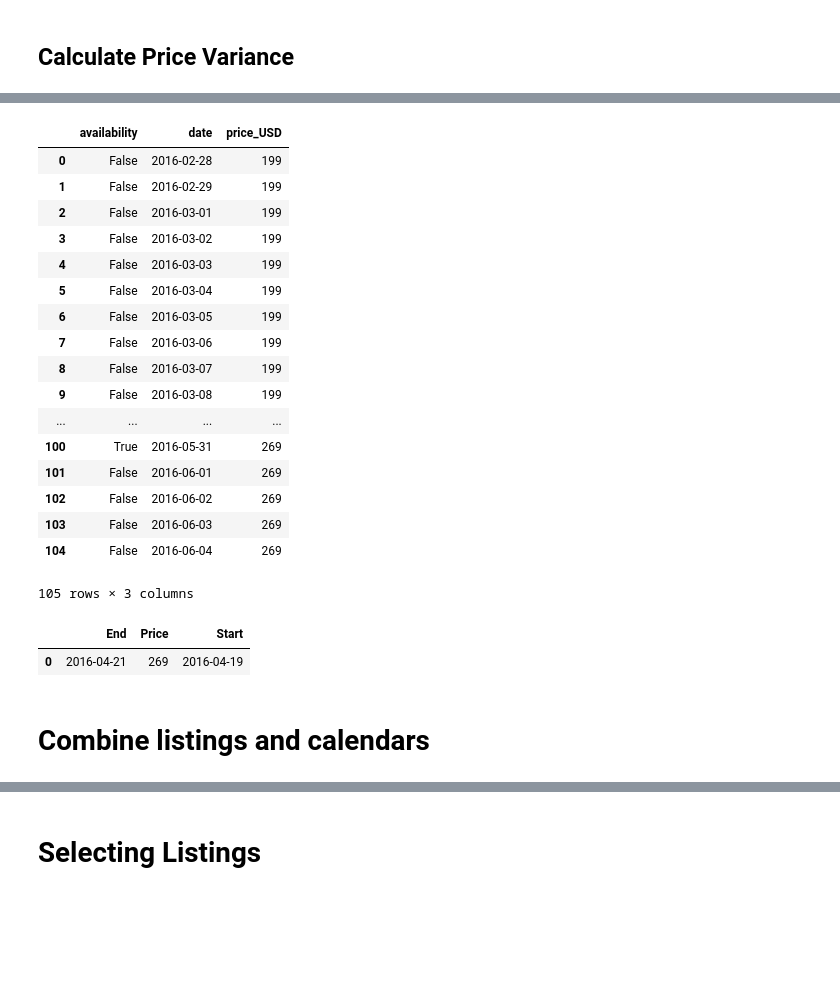
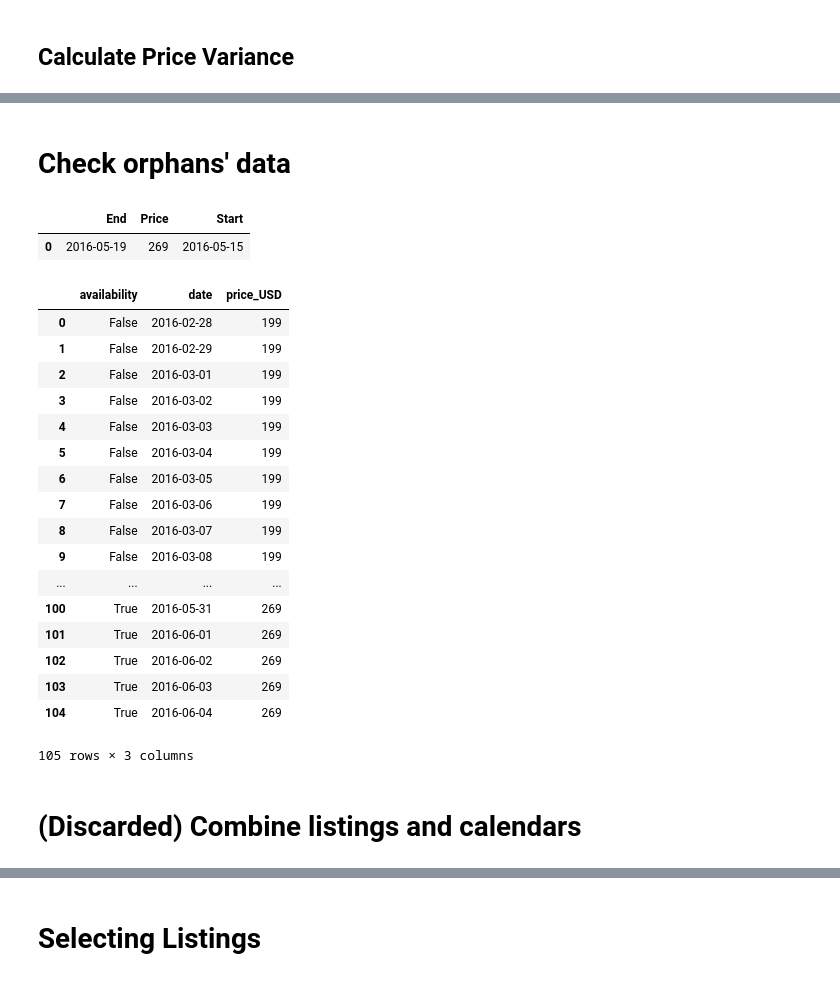
Before and after one commit to Elena-Zhao/AirbnbNegotiate, a Jupyter notebook: notebook.ipynb, the cells around one changed output, grey strips where cells are left out. Cells and saved outputs as stored; diff of their text form; code cells hidden in the pictures; blank space fills up the shorter version.

```diff
--- a/notebook.ipynb
+++ b/notebook.ipynb
@@ -118,6 +118,3 @@ def listings_price_var(calendars):
     for i in calendars.keys():
         listings_var[i] = np.var(parse_calendar(calendars[i])['price_USD'])
     return listings_var
-# %%
-calendars = pd.read_json('calendars/1456693184.99.json')
-ids_with_cal = calendars.keys()
@@ -124,3 +123,19 @@ ids_with_cal = calendars.keys()
+# %%
+def merge_dicts(*dict_args):
+    '''
+    Given any number of dicts, shallow copy and merge into a new dict,
+    precedence goes to key value pairs in latter dicts.
+    '''
+    result = {}
+    for dictionary in dict_args:
+        result.update(dictionary)
+    return result
+cal = pd.read_json('calendars/cal.json')
+cal2 = pd.read_json('calendars/cal_2.json')
+cal3 = pd.read_json('calendars/cal_3.json')
+cal3 = pd.read_json('calendars/cal_3.json')
+
+calendars = merge_dicts(cal,cal2,cal3, cal4)
 # %% [markdown]
 # Parse Calendars from json
 # %%
@@ -233,31 +203,33 @@ df_calendar
+# %% [markdown]
+# Check orphans' data
+# %%
+find_orphans(parsed_calendars[ids_with_cal[0]], 5)
+# %% [output]
+|  | End | Price | Start |
+| 0 | 2016-05-19 | 269 | 2016-05-15 |
 # %%
-parsed_calendars[1013978.0]
+parsed_calendars[ids_with_cal[0]]
 # %% [output]
 |  | availability | date | price_USD |
 | 0 | False | 2016-02-28 | 199 |
 | 1 | False | 2016-02-29 | 199 |
 | 2 | False | 2016-03-01 | 199 |
 | 3 | False | 2016-03-02 | 199 |
 | 4 | False | 2016-03-03 | 199 |
 | 5 | False | 2016-03-04 | 199 |
 | 6 | False | 2016-03-05 | 199 |
 | 7 | False | 2016-03-06 | 199 |
 | 8 | False | 2016-03-07 | 199 |
 | 9 | False | 2016-03-08 | 199 |
 | ... | ... | ... | ... |
 | 100 | True | 2016-05-31 | 269 |
-| 101 | False | 2016-06-01 | 269 |
-| 102 | False | 2016-06-02 | 269 |
-| 103 | False | 2016-06-03 | 269 |
-| 104 | False | 2016-06-04 | 269 |
+| 101 | True | 2016-06-01 | 269 |
+| 102 | True | 2016-06-02 | 269 |
+| 103 | True | 2016-06-03 | 269 |
+| 104 | True | 2016-06-04 | 269 |
 105 rows × 3 columns
-# %%
-find_orphans(parsed_calendars[ids_with_cal[0]], 3)
-# %% [output]
-|  | End | Price | Start |
-| 0 | 2016-04-21 | 269 | 2016-04-19 |
 # %% [markdown]
-# Combine listings and calendars
+# (Discarded) Combine listings and calendars
 # %%
 listings = pd.merge(df_calendar, listings, on='id', how='inner')
 # %%
```
Also changed, not shown: parts of 36 cells of this notebook, 5 other files.
